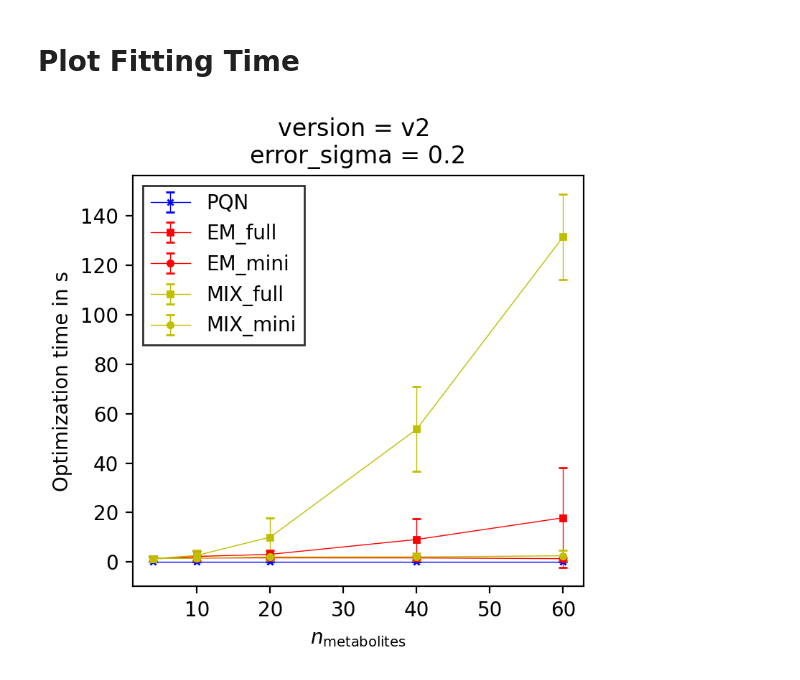
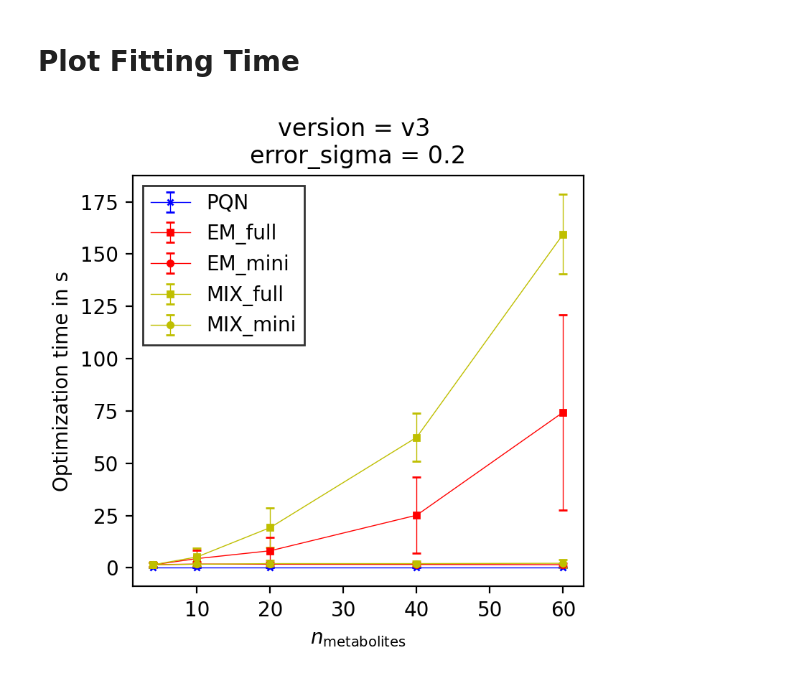
Before and after one commit to Gotsmy/sweat_normalization, a Jupyter notebook: synthetic_data/Simulation_Analysis.ipynb, the cells around one changed output. Drawn from its saved outputs; the diff is of its cells as text; code cells hidden in the pictures.

Commit message:
Reran improved synthetic data simulations.

```diff
--- a/synthetic_data/Simulation_Analysis.ipynb
+++ b/synthetic_data/Simulation_Analysis.ipynb
@@ -162,7 +164,7 @@ def plot_points(diagnosis_name,results_sv):
 # load data
 error_sigma   = .2
 n_metabolites = 60
-path          = 'v3'
+path          = 'v2'
 base          = '/home/users/mgotsmy/paper_gits/211109_sweat_normalization_github/sweat_normalization/synthetic_data/simulation_results'
 with open(f'{base}/{path}_e_{error_sigma}_n_{n_metabolites}.pkl','rb') as file:
     results_time,results_sv,results_model,raw_values = pickle.load(file)
@@ -170,7 +172,7 @@ with open(f'{base}/{path}_e_{error_sigma}_n_{n_metabolites}.pkl','rb') as file:
 plt.figure(dpi=200,figsize=(4,4))
 plt.title('version = {} \nerror_sigma = {:.1f}\nn_metabolites = {}'.format(path,error_sigma,n_metabolites))
 
-diagnosis_name = 'rSD'
+diagnosis_name = 'SD'
 nr = plot_performance(diagnosis_name,results_sv)
 plt.ylabel(diagnosis_name)
 plt.plot(0,0,color='b',label='PQN')
@@ -255,39 +257,46 @@ plt.show()
 # %%
 # load data
 error_sigma   = .2
-path          = 'v2'
-base          = '/home/users/mgotsmy/paper_gits/211109_sweat_normalization_github/sweat_normalization/simulation_results'
+path          = 'v3'
+base          = '/home/users/mgotsmy/paper_gits/211109_sweat_normalization_github/sweat_normalization/synthetic_data/simulation_results'
 n_metabolites_list = np.array([4,10,20,40,60])
 markers = ['x','s','o','s','o']
 colors  = ['b','r','r','y','y']
 methods = ['PQN','EM_full','EM_mini','MIX_full','MIX_mini']
 
+# data reading and processing
 total_times = []
 total_stds  = []
 for n_metabolites in n_metabolites_list:
     with open(f'{base}/{path}_e_{error_sigma}_n_{n_metabolites}.pkl','rb') as file:
         results_time,results_sv,results_model,raw_values = pickle.load(file)
     tmp_times = []
     tmp_stds  = []
     for method in methods:
         tmp_times.append(np.mean(results_time[method]))
         tmp_stds.append(np.std(results_time[method]))
     total_times.append(tmp_times)
     total_stds.append(tmp_stds)
 total_times = np.array(total_times)
 total_stds  = np.array(total_stds)
 
+# write out dataframes for means and stds
+time_results = pd.DataFrame(index=methods,columns=[f'{i} mean ' for i in n_metabolites_list]+[f'{i} stds ' for i in n_metabolites_list])
+time_results.iloc[:,:len(n_metabolites_list)] = total_times.T
+time_results.iloc[:,len(n_metabolites_list):] = total_stds.T
+
+# plot figure
 plt.figure(dpi=200,figsize=(4,4))
 plt.title('version = {} \nerror_sigma = {:.1f}'.format(path,error_sigma))
 for nr, label in enumerate(methods):
     plt.errorbar(n_metabolites_list,total_times[:,nr],yerr=total_stds[:,nr],color=colors[nr],marker=markers[nr],linewidth=.5,capsize=2,label=label,markersize=3)
 # plt.xlabel('4 metabolites with known c0, lag, d, \n+ (x - 4) unconstrained metabolites')
 plt.xlabel(r'$n_{\rm metabolites}$')
 plt.ylabel('Optimization time in s')
 # plt.yscale('log')
 ######## Concluding Commands
 plt.legend(edgecolor='k',fancybox=False) # loc=(1.1,0),
 plt.tight_layout()
 plt.show()
 # %% [output]
-[figure, old version]
+[figure, new version]
```
Also changed, not shown: parts of 4 cells of this notebook, 12 other files.
